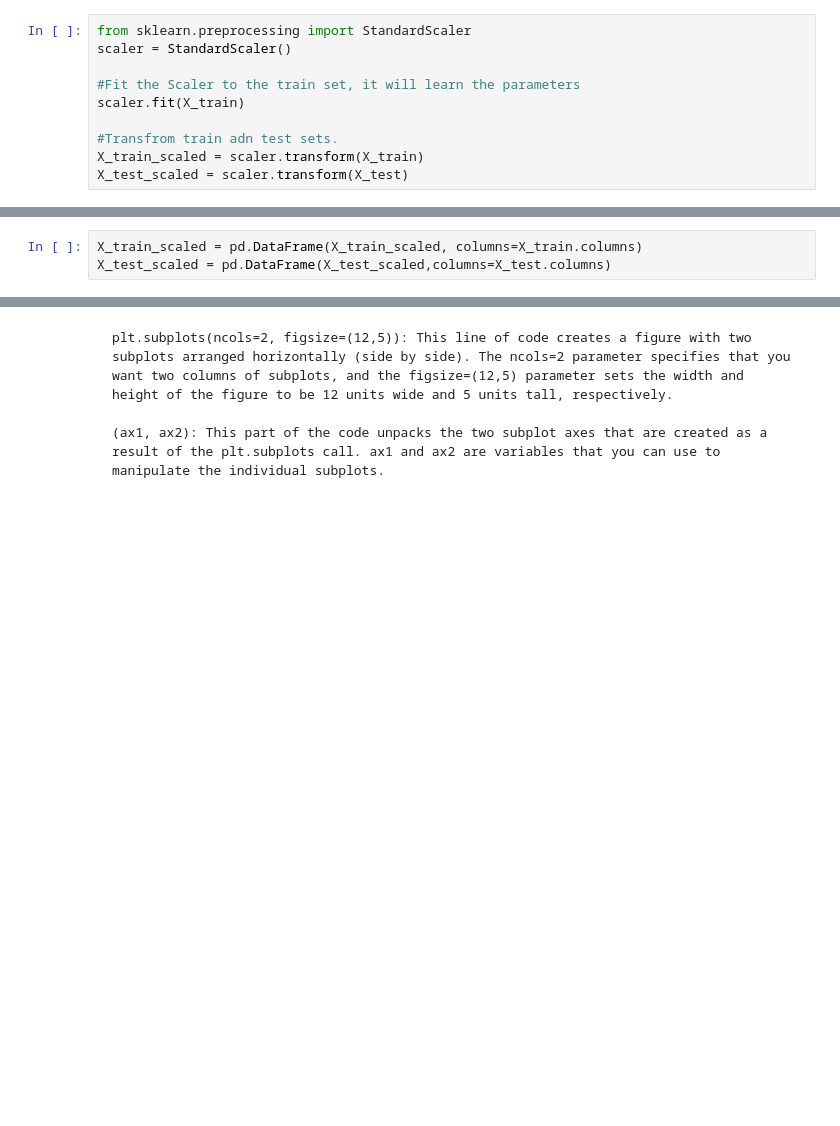
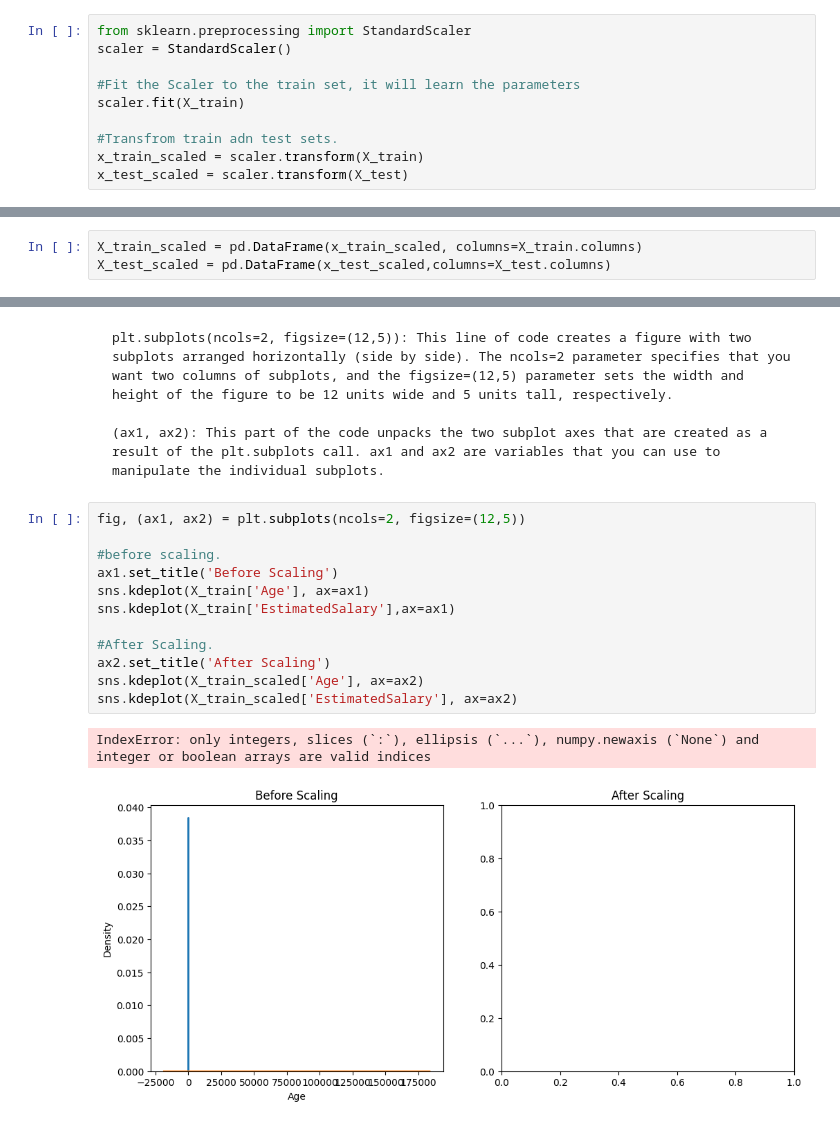
Before and after one commit to ankitsrm/MLLib, a Jupyter notebook: Featur_Scalling.ipynb, the cells around one changed output, grey strips where cells are left out. Saved outputs shown, nothing was run; the diff lists cells and outputs as text; blank space fills up the shorter version.

Commit message:
Updated Graphs

```diff
--- a/Featur_Scalling.ipynb
+++ b/Featur_Scalling.ipynb
@@ -46,8 +46,8 @@ scaler = StandardScaler()
 scaler.fit(X_train)
 
 #Transfrom train adn test sets.
-X_train_scaled = scaler.transform(X_train)
-X_test_scaled = scaler.transform(X_test)
+x_train_scaled = scaler.transform(X_train)
+x_test_scaled = scaler.transform(X_test)
 # %% [markdown]
 The code is for standardizing (scaling) your features using the StandardScaler from scikit-learn. Standardization is a common preprocessing step in machine learning to make sure that different features have the same scale and distribution. Here's what each part of the code does:
 
@@ -65,8 +65,8 @@ scaler.mean_
 # %% [output]
 array([3.78642857e+01, 6.98071429e+04])
 # %%
-X_train_scaled = pd.DataFrame(X_train_scaled, columns=X_train.columns)
-X_test_scaled = pd.DataFrame(X_test_scaled,columns=X_test.columns)
+X_train_scaled = pd.DataFrame(x_train_scaled, columns=X_train.columns)
+X_test_scaled = pd.DataFrame(x_test_scaled,columns=X_test.columns)
 # %%
 np.round(X_train.describe(),1)
 # %% [output]
@@ -123,3 +123,18 @@ plt.show()
     plt.subplots(ncols=2, figsize=(12,5)): This line of code creates a figure with two subplots arranged horizontally (side by side). The ncols=2 parameter specifies that you want two columns of subplots, and the figsize=(12,5) parameter sets the width and height of the figure to be 12 units wide and 5 units tall, respectively.
 
     (ax1, ax2): This part of the code unpacks the two subplot axes that are created as a result of the plt.subplots call. ax1 and ax2 are variables that you can use to manipulate the individual subplots.
+# %%
+fig, (ax1, ax2) = plt.subplots(ncols=2, figsize=(12,5))
+
+#before scaling.
+ax1.set_title('Before Scaling')
+sns.kdeplot(X_train['Age'], ax=ax1)
+sns.kdeplot(X_train['EstimatedSalary'],ax=ax1)
+
+#After Scaling.
+ax2.set_title('After Scaling')
+sns.kdeplot(X_train_scaled['Age'], ax=ax2)
+sns.kdeplot(X_train_scaled['EstimatedSalary'], ax=ax2)
+# %% [output]
+IndexError: only integers, slices (`:`), ellipsis (`...`), numpy.newaxis (`None`) and integer or boolean arrays are valid indices
+[figure, added]
```
Also changed, not shown: parts of 4 cells of this notebook.
